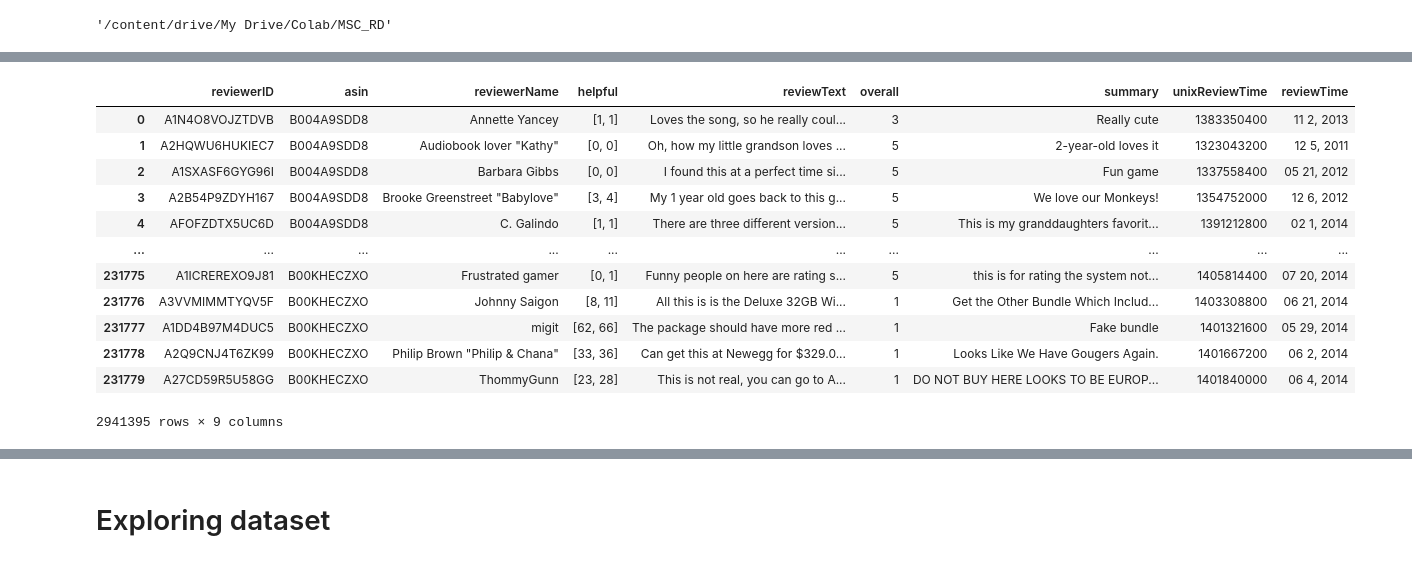
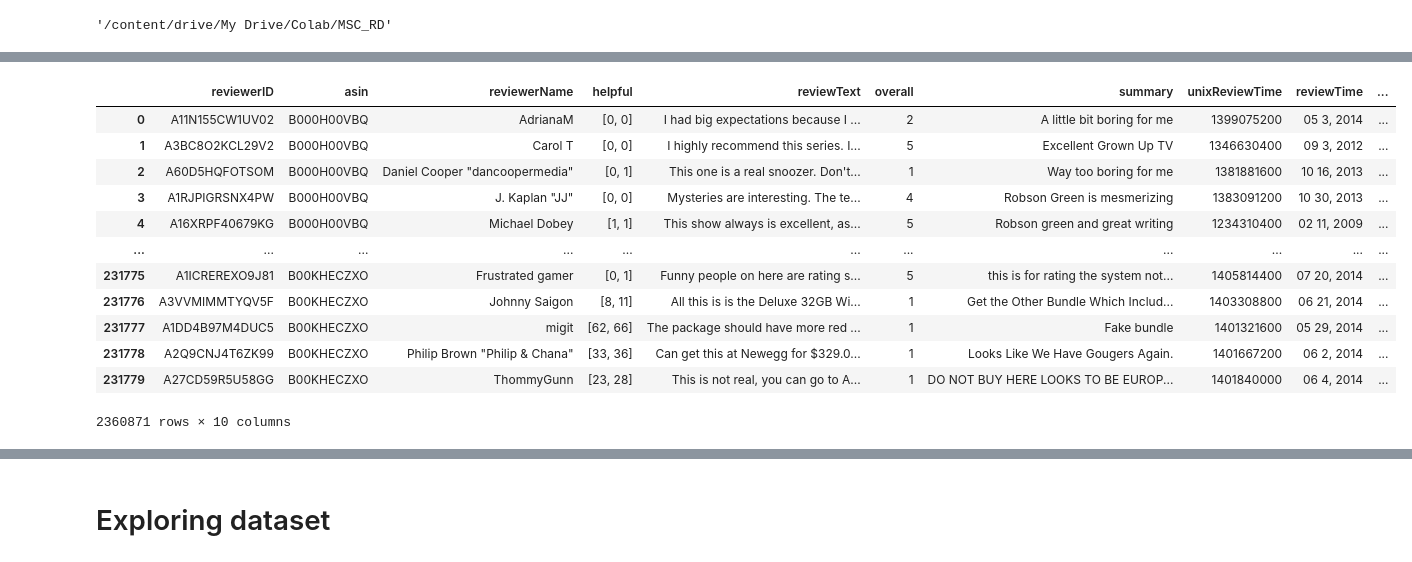
Before and after one commit to mayujie/MSC_text_mining, a Jupyter notebook: RD_datasplit.ipynb, the cells around one changed output, grey strips where cells are left out. Saved outputs shown, nothing was run; the diff lists cells and outputs as text; code cells hidden in the pictures.

Commit message:
RD 10 category reviews split review text into txt

```diff
--- a/RD_datasplit.ipynb
+++ b/RD_datasplit.ipynb
@@ -62,9 +84,25 @@ import pandas as pd
 import numpy as np
 
 # Read in json data
+df_video = pd.read_json("/content/reviews_Amazon_Instant_Video_5.json", lines=True)
 df_apps = pd.read_json("/content/reviews_Apps_for_Android_5.json", lines=True)
+df_auto = pd.read_json("/content/reviews_Automotive_5.json", lines=True)
 df_phones = pd.read_json("/content/reviews_Cell_Phones_and_Accessories_5.json", lines=True)
 df_music = pd.read_json("/content/reviews_Digital_Music_5.json", lines=True)
-df_movies = pd.read_json("/content/reviews_Movies_and_TV_5.json", lines=True)
+df_kindle = pd.read_json("/content/reviews_Kindle_Store_5.json", lines=True)
+df_musical = pd.read_json("/content/reviews_Musical_Instruments_5.json", lines=True)
+df_office = pd.read_json("/content/reviews_Office_Products_5.json", lines=True)
+df_patio = pd.read_json("/content/reviews_Patio_Lawn_and_Garden_5.json", lines=True)
 df_games = pd.read_json("/content/reviews_Video_Games_5.json", lines=True)
+# %%
+df_video['category'] = 'Amazon_Instant_Video'
+df_apps['category'] = 'Apps_for_Android'
+df_auto['category'] = 'Automotive'
+df_phones['category'] = 'Cell_Phones_and_Accessories'
+df_music['category'] = 'Digital_Music'
+df_kindle['category'] = 'Kindle_Store'
+df_musical['category'] = 'Musical_Instruments'
+df_office['category'] = 'Office_Products'
+df_patio['category'] = 'Patio_Lawn_and_Garden'
+df_games['category'] = 'Video_Games'
 # %%
@@ -82,19 +129,18 @@ Index(['reviewerID', 'asin', 'reviewerName', 'helpful', 'reviewText',
 # %%
-# concatenate the dataframes
-df = pd.concat([df_apps, df_phones, df_music, df_movies, df_games])
-# Number of reviews: 2941395
+# concatenate the first 5 dataframes
+df = pd.concat([df_video, df_apps, df_auto, df_phones, df_music, df_kindle, df_musical, df_office, df_patio, df_games])
 df
 # %% [output]
-|  | reviewerID | asin | reviewerName | helpful | reviewText | overall | summary | unixReviewTime | reviewTime |
-| 0 | A1N4O8VOJZTDVB | B004A9SDD8 | Annette Yancey | [1, 1] | Loves the song, so he really coul... | 3 | Really cute | 1383350400 | 11 2, 2013 |
-| 1 | A2HQWU6HUKIEC7 | B004A9SDD8 | Audiobook lover "Kathy" | [0, 0] | Oh, how my little grandson loves ... | 5 | 2-year-old loves it | 1323043200 | 12 5, 2011 |
-| 2 | A1SXASF6GYG96I | B004A9SDD8 | Barbara Gibbs | [0, 0] | I found this at a perfect time si... | 5 | Fun game | 1337558400 | 05 21, 2012 |
-| 3 | A2B54P9ZDYH167 | B004A9SDD8 | Brooke Greenstreet "Babylove" | [3, 4] | My 1 year old goes back to this g... | 5 | We love our Monkeys! | 1354752000 | 12 6, 2012 |
-| 4 | AFOFZDTX5UC6D | B004A9SDD8 | C. Galindo | [1, 1] | There are three different version... | 5 | This is my granddaughters favorit... | 1391212800 | 02 1, 2014 |
-| ... | ... | ... | ... | ... | ... | ... | ... | ... | ... |
-| 231775 | A1ICREREXO9J81 | B00KHECZXO | Frustrated gamer | [0, 1] | Funny people on here are rating s... | 5 | this is for rating the system not... | 1405814400 | 07 20, 2014 |
-| 231776 | A3VVMIMMTYQV5F | B00KHECZXO | Johnny Saigon | [8, 11] | All this is is the Deluxe 32GB Wi... | 1 | Get the Other Bundle Which Includ... | 1403308800 | 06 21, 2014 |
-| 231777 | A1DD4B97M4DUC5 | B00KHECZXO | migit | [62, 66] | The package should have more red ... | 1 | Fake bundle | 1401321600 | 05 29, 2014 |
-| 231778 | A2Q9CNJ4T6ZK99 | B00KHECZXO | Philip Brown "Philip & Chana" | [33, 36] | Can get this at Newegg for $329.0... | 1 | Looks Like We Have Gougers Again. | 1401667200 | 06 2, 2014 |
-| 231779 | A27CD59R5U58GG | B00KHECZXO | ThommyGunn | [23, 28] | This is not real, you can go to A... | 1 | DO NOT BUY HERE LOOKS TO BE EUROP... | 1401840000 | 06 4, 2014 |
+|  | reviewerID | asin | reviewerName | helpful | reviewText | overall | summary | unixReviewTime | reviewTime | ... |
+| 0 | A11N155CW1UV02 | B000H00VBQ | AdrianaM | [0, 0] | I had big expectations because I ... | 2 | A little bit boring for me | 1399075200 | 05 3, 2014 | ... |
+| 1 | A3BC8O2KCL29V2 | B000H00VBQ | Carol T | [0, 0] | I highly recommend this series. I... | 5 | Excellent Grown Up TV | 1346630400 | 09 3, 2012 | ... |
+| 2 | A60D5HQFOTSOM | B000H00VBQ | Daniel Cooper "dancoopermedia" | [0, 1] | This one is a real snoozer. Don't... | 1 | Way too boring for me | 1381881600 | 10 16, 2013 | ... |
+| 3 | A1RJPIGRSNX4PW | B000H00VBQ | J. Kaplan "JJ" | [0, 0] | Mysteries are interesting. The te... | 4 | Robson Green is mesmerizing | 1383091200 | 10 30, 2013 | ... |
+| 4 | A16XRPF40679KG | B000H00VBQ | Michael Dobey | [1, 1] | This show always is excellent, as... | 5 | Robson green and great writing | 1234310400 | 02 11, 2009 | ... |
+| ... | ... | ... | ... | ... | ... | ... | ... | ... | ... | ... |
+| 231775 | A1ICREREXO9J81 | B00KHECZXO | Frustrated gamer | [0, 1] | Funny people on here are rating s... | 5 | this is for rating the system not... | 1405814400 | 07 20, 2014 | ... |
+| 231776 | A3VVMIMMTYQV5F | B00KHECZXO | Johnny Saigon | [8, 11] | All this is is the Deluxe 32GB Wi... | 1 | Get the Other Bundle Which Includ... | 1403308800 | 06 21, 2014 | ... |
+| 231777 | A1DD4B97M4DUC5 | B00KHECZXO | migit | [62, 66] | The package should have more red ... | 1 | Fake bundle | 1401321600 | 05 29, 2014 | ... |
+| 231778 | A2Q9CNJ4T6ZK99 | B00KHECZXO | Philip Brown "Philip & Chana" | [33, 36] | Can get this at Newegg for $329.0... | 1 | Looks Like We Have Gougers Again. | 1401667200 | 06 2, 2014 | ... |
+| 231779 | A27CD59R5U58GG | B00KHECZXO | ThommyGunn | [23, 28] | This is not real, you can go to A... | 1 | DO NOT BUY HERE LOOKS TO BE EUROP... | 1401840000 | 06 4, 2014 | ... |
-2941395 rows × 9 columns
+2360871 rows × 10 columns
```
Also changed, not shown: parts of 38 cells of this notebook.
